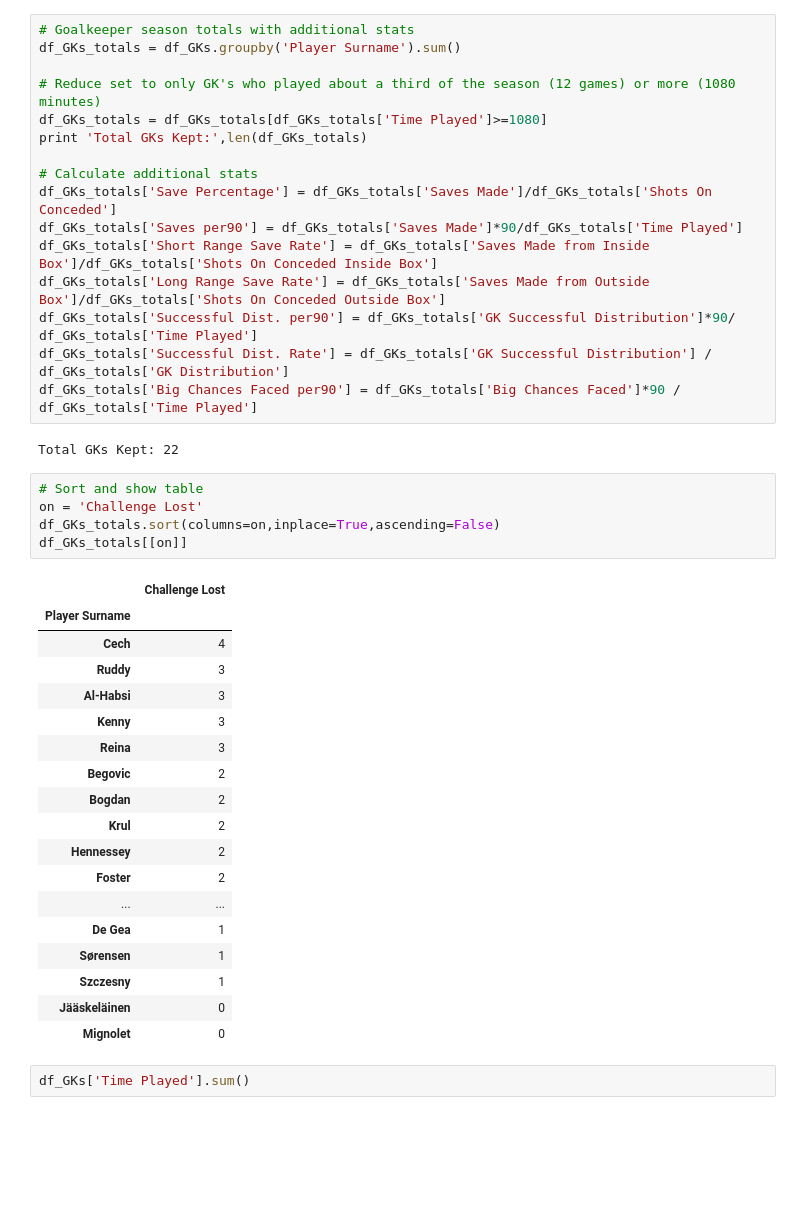
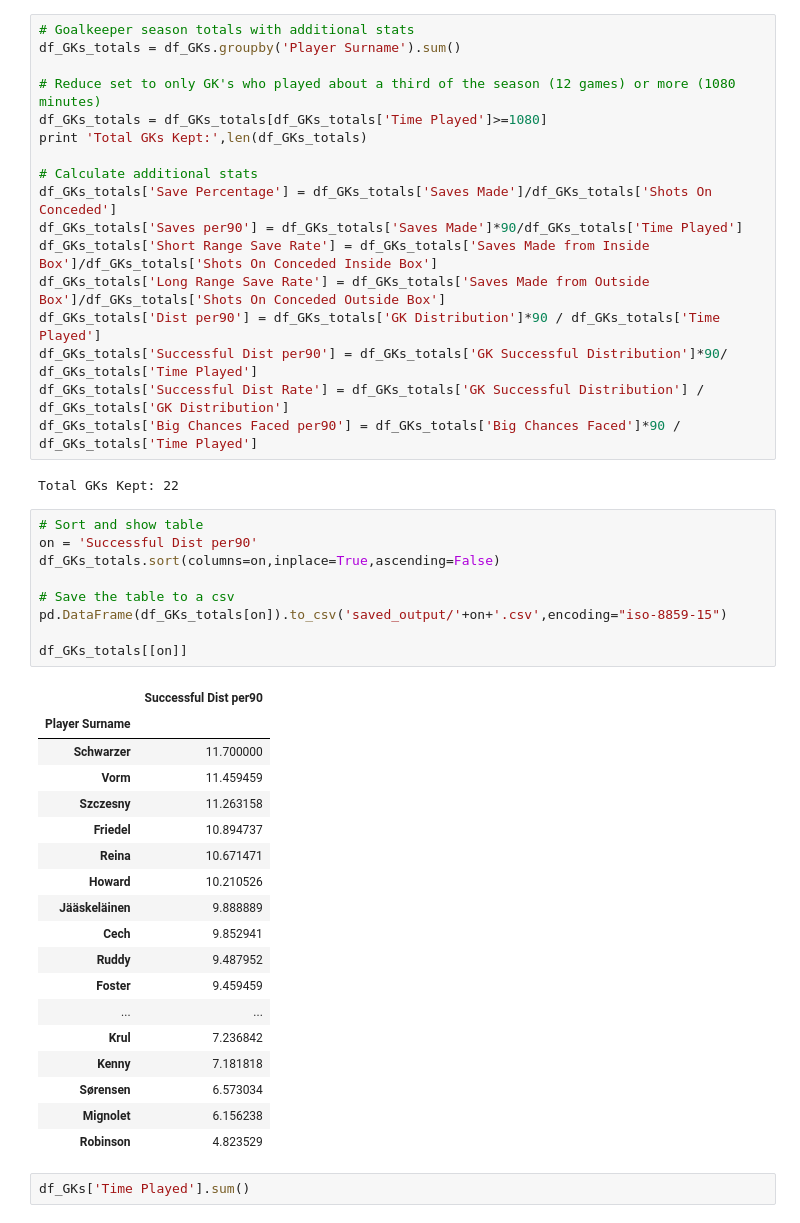
Before and after one commit to jtelszasz/mcfc_analytics_api, a Jupyter notebook: MCFC_GK.ipynb, the cells around one changed output. Saved outputs shown, nothing was run; the diff lists cells and outputs as text; blank space fills up the shorter version.

Commit message:
Added save output tables of GK stats

```diff
--- a/MCFC_GK.ipynb
+++ b/MCFC_GK.ipynb
@@ -50,35 +50,40 @@ df_GKs_totals['Save Percentage'] = df_GKs_totals['Saves Made']/df_GKs_totals['Sh
 df_GKs_totals['Saves per90'] = df_GKs_totals['Saves Made']*90/df_GKs_totals['Time Played']
 df_GKs_totals['Short Range Save Rate'] = df_GKs_totals['Saves Made from Inside Box']/df_GKs_totals['Shots On Conceded Inside Box']
 df_GKs_totals['Long Range Save Rate'] = df_GKs_totals['Saves Made from Outside Box']/df_GKs_totals['Shots On Conceded Outside Box']
-df_GKs_totals['Successful Dist. per90'] = df_GKs_totals['GK Successful Distribution']*90/ df_GKs_totals['Time Played']
-df_GKs_totals['Successful Dist. Rate'] = df_GKs_totals['GK Successful Distribution'] / df_GKs_totals['GK Distribution']
+df_GKs_totals['Dist per90'] = df_GKs_totals['GK Distribution']*90 / df_GKs_totals['Time Played']
+df_GKs_totals['Successful Dist per90'] = df_GKs_totals['GK Successful Distribution']*90/ df_GKs_totals['Time Played']
+df_GKs_totals['Successful Dist Rate'] = df_GKs_totals['GK Successful Distribution'] / df_GKs_totals['GK Distribution']
 df_GKs_totals['Big Chances Faced per90'] = df_GKs_totals['Big Chances Faced']*90 / df_GKs_totals['Time Played']
 # %% [output]
 Total GKs Kept: 22
 # %%
 # Sort and show table
-on = 'Challenge Lost'
+on = 'Successful Dist per90'
 df_GKs_totals.sort(columns=on,inplace=True,ascending=False)
+
+# Save the table to a csv
+pd.DataFrame(df_GKs_totals[on]).to_csv('saved_output/'+on+'.csv',encoding="iso-8859-15")
+
 df_GKs_totals[[on]]
 # %% [output]
-|  | Challenge Lost |
+|  | Successful Dist per90 |
 | Player Surname |  |
-| Cech | 4 |
-| Ruddy | 3 |
-| Al-Habsi | 3 |
-| Kenny | 3 |
-| Reina | 3 |
-| Begovic | 2 |
-| Bogdan | 2 |
-| Krul | 2 |
-| Hennessey | 2 |
-| Foster | 2 |
+| Schwarzer | 11.700000 |
+| Vorm | 11.459459 |
+| Szczesny | 11.263158 |
+| Friedel | 10.894737 |
+| Reina | 10.671471 |
+| Howard | 10.210526 |
+| Jääskeläinen | 9.888889 |
+| Cech | 9.852941 |
+| Ruddy | 9.487952 |
+| Foster | 9.459459 |
 | ... | ... |
-| De Gea | 1 |
-| Sørensen | 1 |
-| Szczesny | 1 |
-| Jääskeläinen | 0 |
-| Mignolet | 0 |
+| Krul | 7.236842 |
+| Kenny | 7.181818 |
+| Sørensen | 6.573034 |
+| Mignolet | 6.156238 |
+| Robinson | 4.823529 |
 # %%
 df_GKs['Time Played'].sum()
 # %% [output]
```
Also changed, not shown: parts of 1 cell of this notebook, 5 other files.
